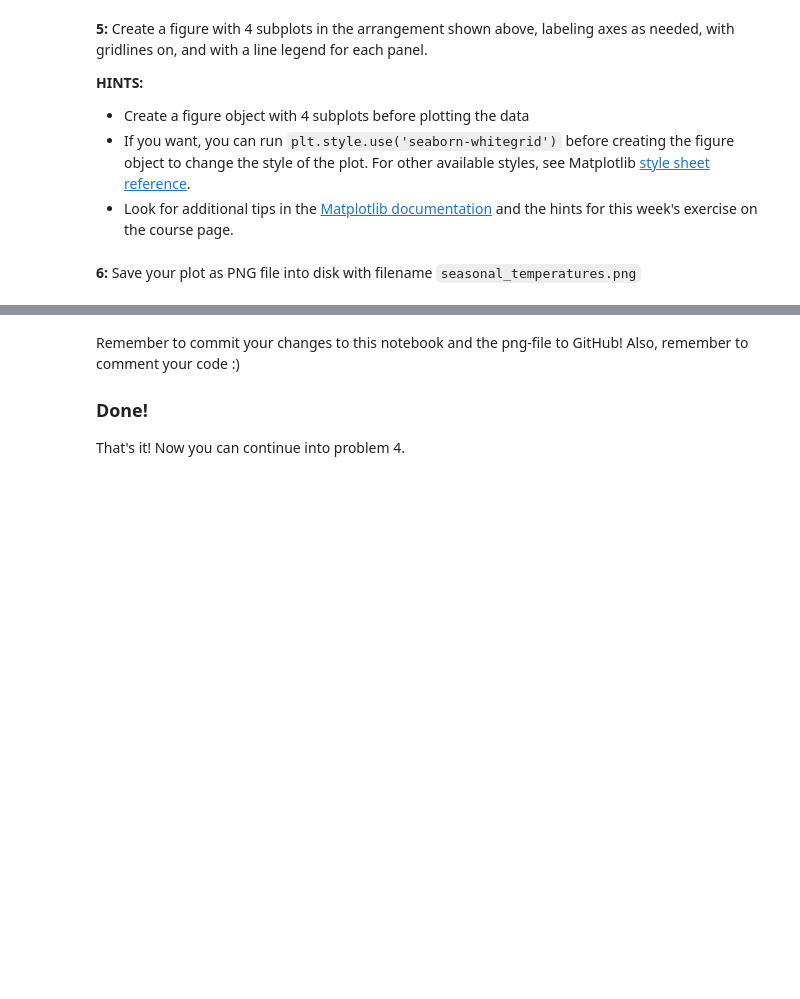
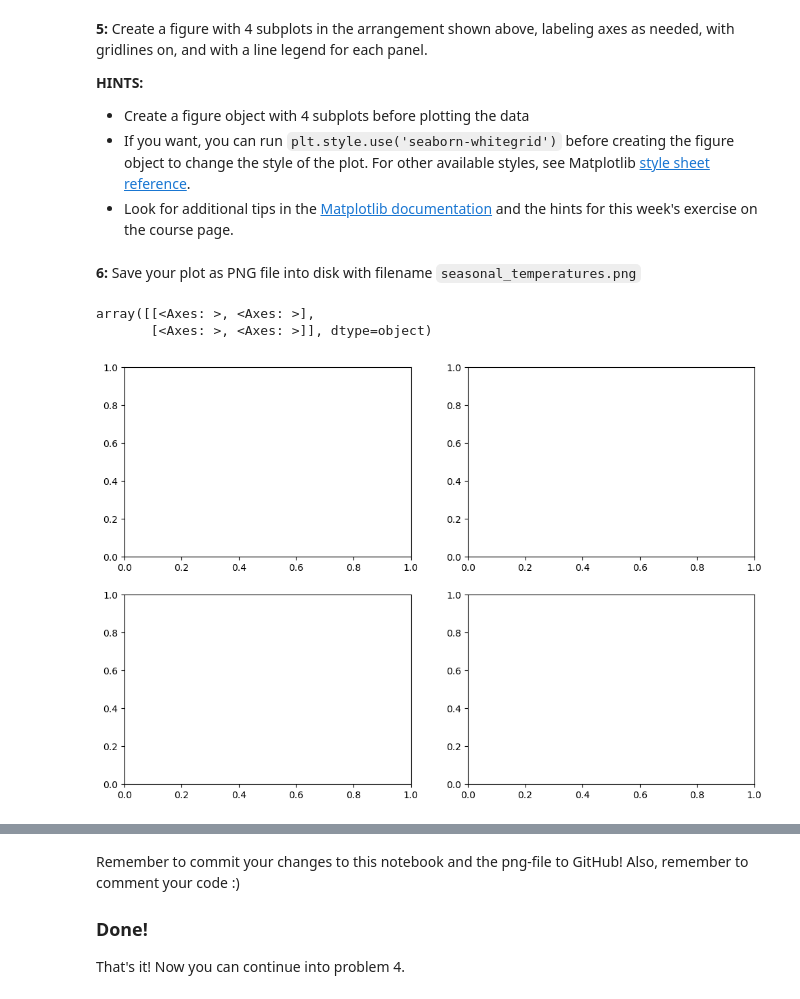
Before and after one commit to FinnP0611/Exercise-7-Finn, a Jupyter notebook: Exercise-7-problems-3-5.ipynb, the cells around one changed output, grey strips where cells are left out. Drawn from its saved outputs; the diff is of its cells as text; code cells hidden in the pictures; blank space fills up the shorter version.

```diff
--- a/Exercise-7-problems-3-5.ipynb
+++ b/Exercise-7-problems-3-5.ipynb
@@ -210,0 +229,7 @@ raise NotImplementedError()
+# %%
+fig, axes = plt.subplots(nrows=2, ncols=2, figsize=(12, 8))
+axes
+# %% [output]
+array([[<Axes: >, <Axes: >],
+       [<Axes: >, <Axes: >]], dtype=object)
+[figure, added]
```
Also changed, not shown: parts of 9 cells of this notebook.
